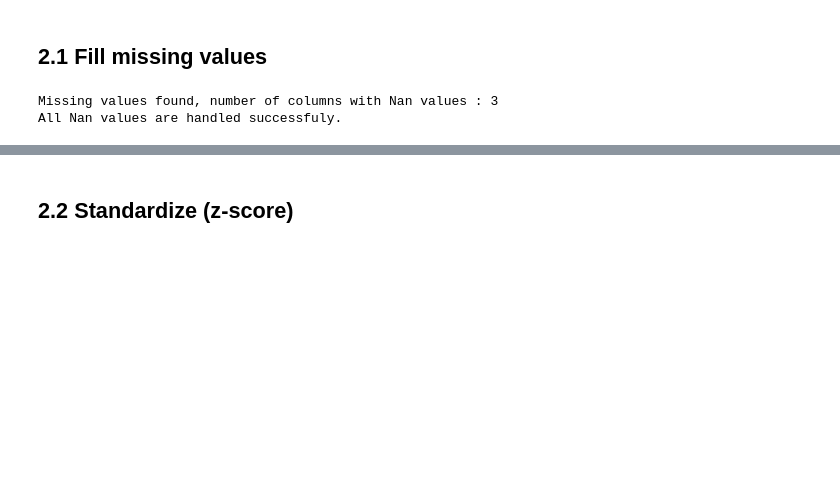
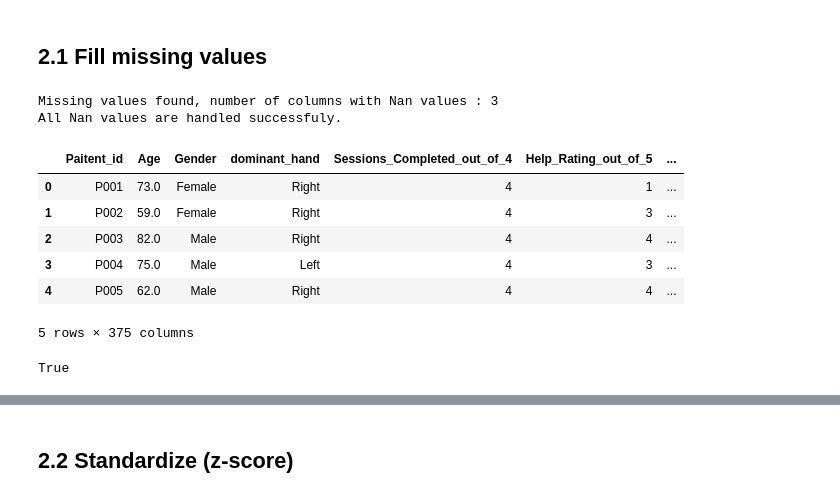
Before and after one commit to sana-mirahsani/detection_AD_with_VR_data, a Jupyter notebook: src/notebooks/2.Data_preprocessing.ipynb, the cells around one changed output, grey strips where cells are left out. Cells and saved outputs as stored; diff of their text form; code cells hidden in the pictures; blank space fills up the shorter version.

```diff
--- a/src/notebooks/2.Data_preprocessing.ipynb
+++ b/src/notebooks/2.Data_preprocessing.ipynb
@@ -49,5 +49,19 @@ df_cleaning = dp.check_Nan_values(original_df= df_cleaning, missing_values_thres
 # %% [output]
 Missing values found, number of columns with Nan values : 3
 All Nan values are handled successfuly.
+# %%
+df_cleaning.head()
+# %% [output]
+|  | Paitent_id | Age | Gender | dominant_hand | Sessions_Completed_out_of_4 | Help_Rating_out_of_5 | ... |
+| 0 | P001 | 73.0 | Female | Right | 4 | 1 | ... |
+| 1 | P002 | 59.0 | Female | Right | 4 | 3 | ... |
+| 2 | P003 | 82.0 | Male | Right | 4 | 4 | ... |
+| 3 | P004 | 75.0 | Male | Left | 4 | 3 | ... |
+| 4 | P005 | 62.0 | Male | Right | 4 | 4 | ... |
+5 rows × 375 columns
+# %%
+df_cleaning['Paitent_id'].nunique()> 5
+# %% [output]
+True
 # %%
 df_cleaning = dp.check_columns_type(df_without_Nan= df_cleaning)
```
Also changed, not shown: parts of 7 cells of this notebook, 2 other files.
